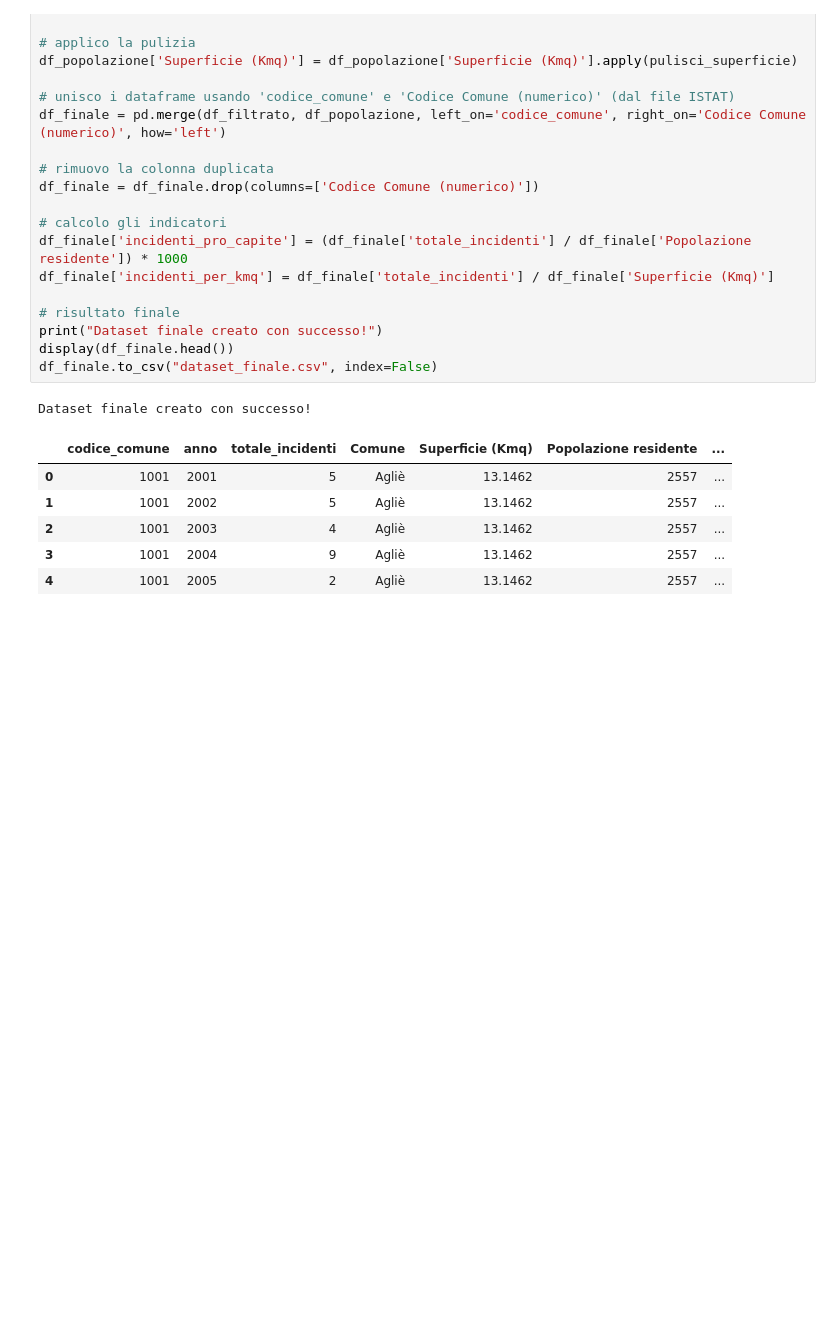
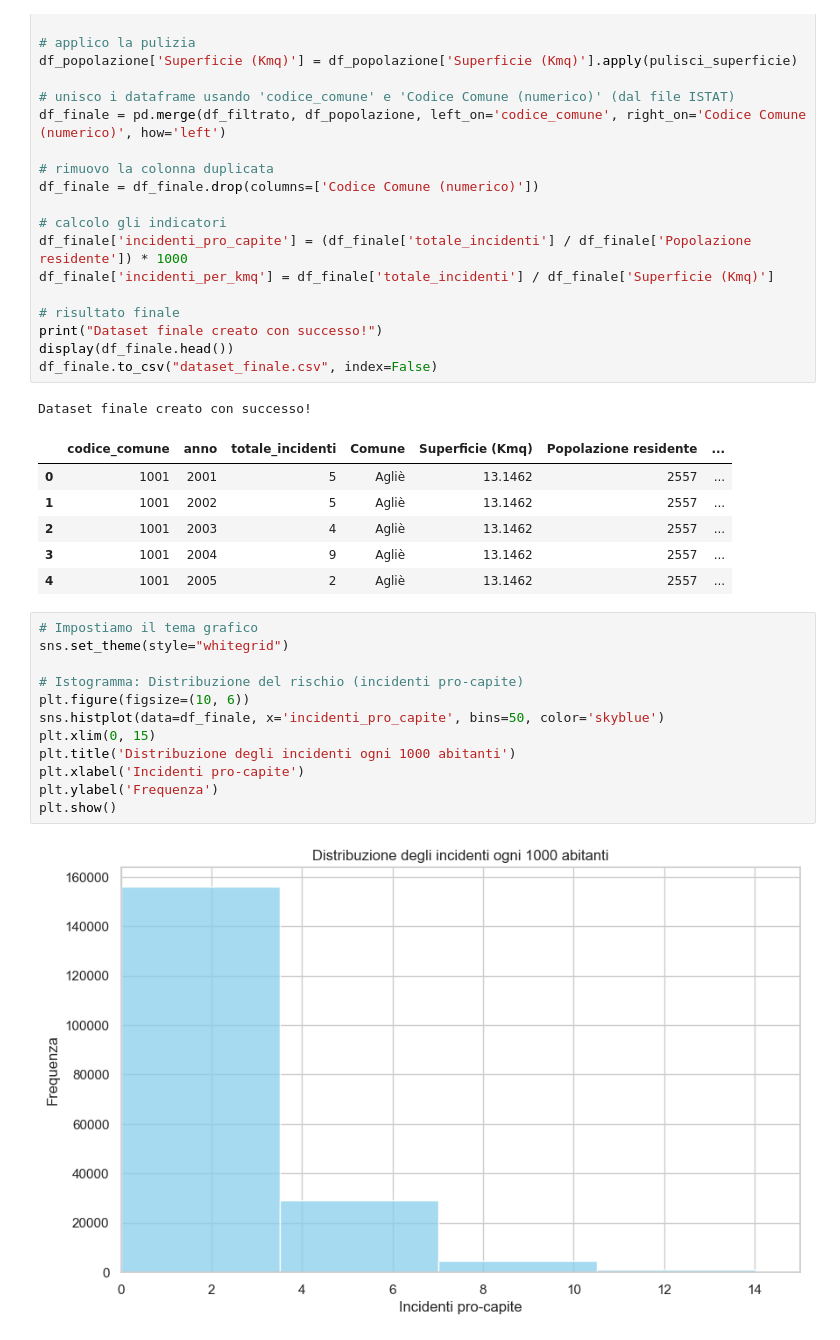
Before and after one commit to biagiorunci-creator/Progetto-finale-Boolean, a Jupyter notebook: Progetto finale Boolean.ipynb, the cells around one changed output. Cells and saved outputs as stored; diff of their text form; blank space fills up the shorter version.

```diff
--- a/Progetto finale Boolean.ipynb
+++ b/Progetto finale Boolean.ipynb
@@ -182,3 +182,17 @@ Dataset finale creato con successo!
 | 2 | 1001 | 2003 | 4 | Agliè | 13.1462 | 2557 | ... |
 | 3 | 1001 | 2004 | 9 | Agliè | 13.1462 | 2557 | ... |
 | 4 | 1001 | 2005 | 2 | Agliè | 13.1462 | 2557 | ... |
+# %%
+# Impostiamo il tema grafico
+sns.set_theme(style="whitegrid")
+
+# Istogramma: Distribuzione del rischio (incidenti pro-capite)
+plt.figure(figsize=(10, 6))
+sns.histplot(data=df_finale, x='incidenti_pro_capite', bins=50, color='skyblue')
+plt.xlim(0, 15)
+plt.title('Distribuzione degli incidenti ogni 1000 abitanti')
+plt.xlabel('Incidenti pro-capite')
+plt.ylabel('Frequenza')
+plt.show()
+# %% [output]
+[figure, added]
```
Also changed, not shown: parts of 3 cells of this notebook.
